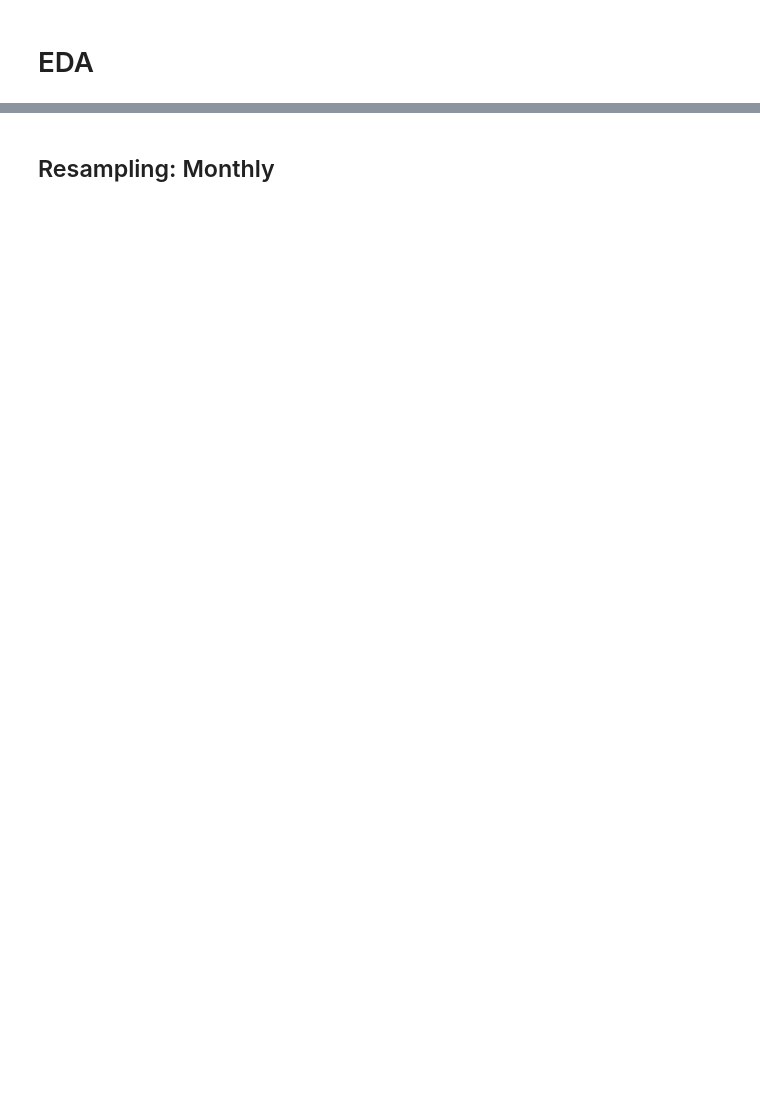
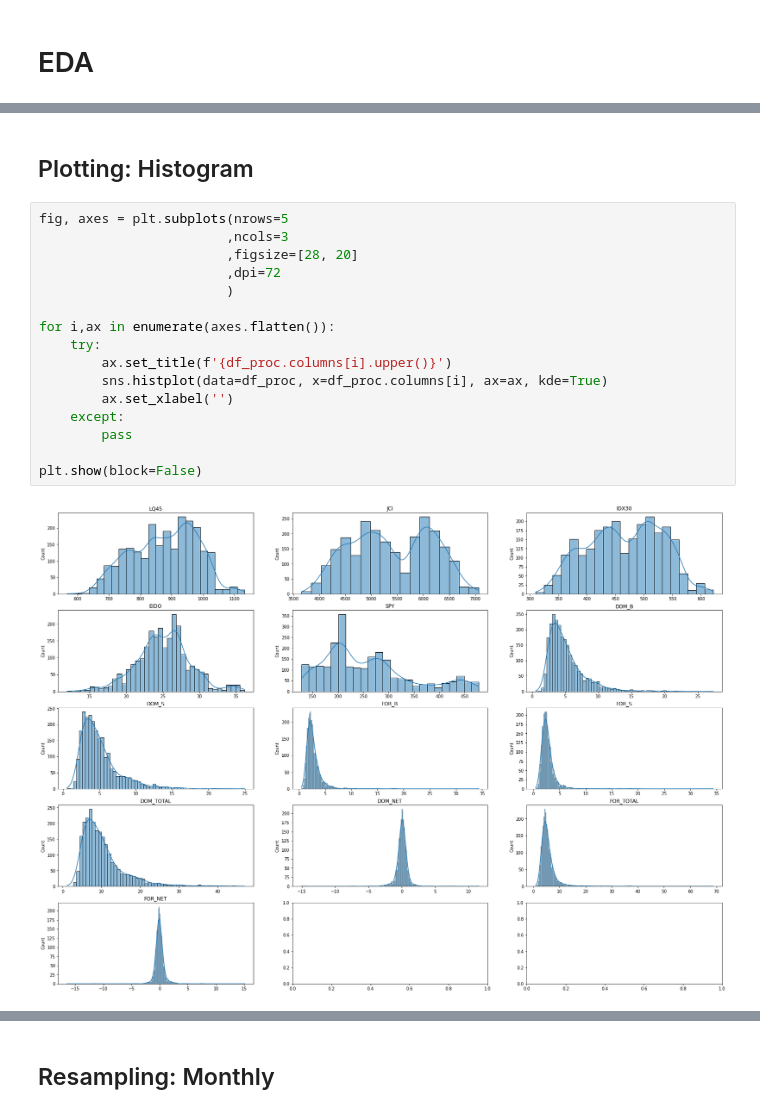
Before and after one commit to ercainz/lq45_prediction, a Jupyter notebook: src/eda.ipynb, the cells around one changed output, grey strips where cells are left out. Cells and saved outputs as stored; diff of their text form; blank space fills up the shorter version.

```diff
--- a/src/eda.ipynb
+++ b/src/eda.ipynb
@@ -14,0 +82,20 @@ df_raw = rawdata.load_pkl(pkl='..\\pkl\\df_raw.pkl')
+# %% [markdown]
+## Plotting: Histogram
+# %%
+fig, axes = plt.subplots(nrows=5
+                        ,ncols=3
+                        ,figsize=[28, 20]
+                        ,dpi=72
+                        )
+
+for i,ax in enumerate(axes.flatten()):
+    try:
+        ax.set_title(f'{df_proc.columns[i].upper()}')
+        sns.histplot(data=df_proc, x=df_proc.columns[i], ax=ax, kde=True)
+        ax.set_xlabel('')
+    except:
+        pass
+
+plt.show(block=False)
+# %% [output]
+[figure, added]
```
Also changed, not shown: parts of 14 cells of this notebook, 2 other files.
